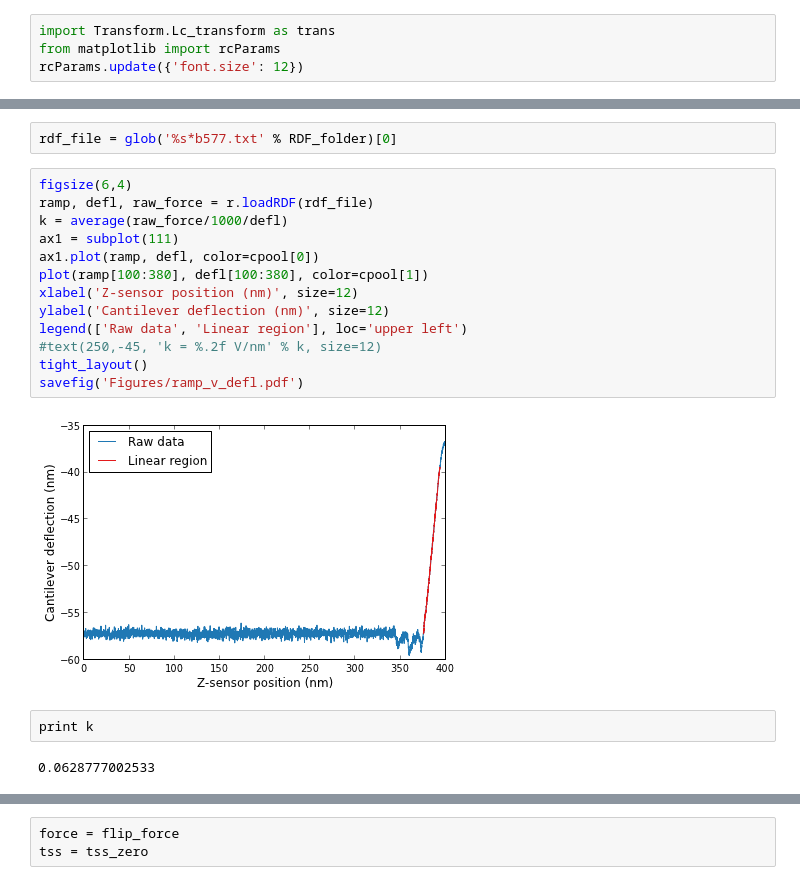
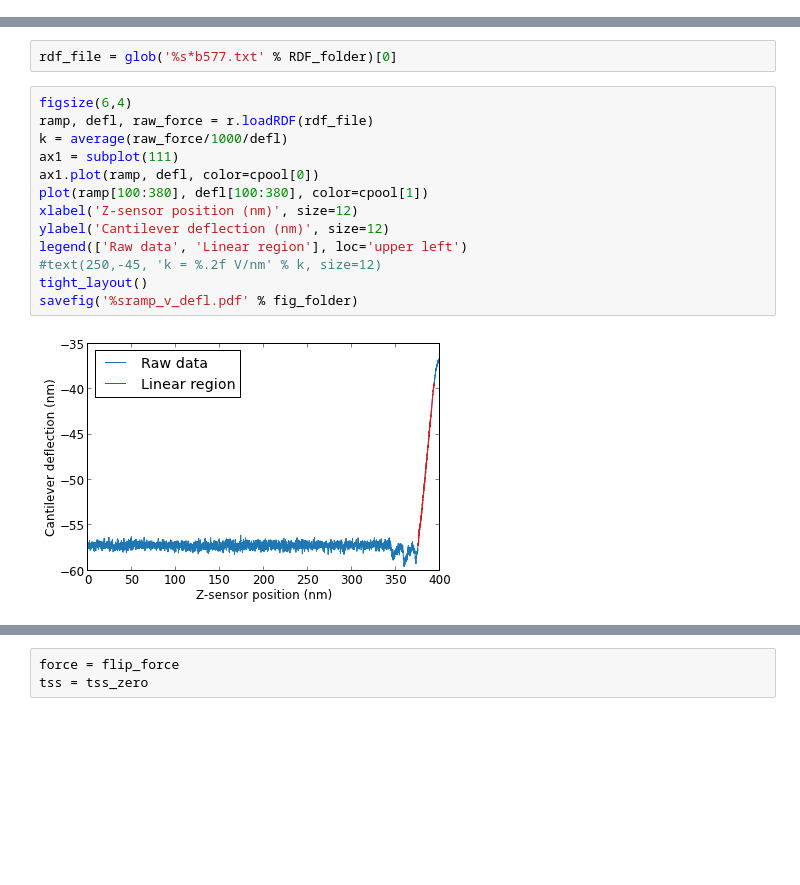
Before and after one commit to hilaryjoyce/smfs-data-analysis, a Jupyter notebook: Thesis figures.ipynb, the cells around one changed output, grey strips where cells are left out. Saved outputs shown, nothing was run; the diff lists cells and outputs as text; blank space fills up the shorter version.

```diff
--- a/Thesis figures.ipynb
+++ b/Thesis figures.ipynb
@@ -116,4 +11,0 @@ title("Aligned pair of force-separation curves", fontsize=14);
-# %%
-import Transform.Lc_transform as trans
-from matplotlib import rcParams
-rcParams.update({'font.size': 12})
@@ -316,19 +32,15 @@ rdf_file = glob('%s*b577.txt' % RDF_folder)[0]
 # %%
 figsize(6,4)
 ramp, defl, raw_force = r.loadRDF(rdf_file)
 k = average(raw_force/1000/defl)
 ax1 = subplot(111)
 ax1.plot(ramp, defl, color=cpool[0])
 plot(ramp[100:380], defl[100:380], color=cpool[1])
 xlabel('Z-sensor position (nm)', size=12)
 ylabel('Cantilever deflection (nm)', size=12)
 legend(['Raw data', 'Linear region'], loc='upper left')
 #text(250,-45, 'k = %.2f V/nm' % k, size=12)
 tight_layout()
-savefig('Figures/ramp_v_defl.pdf')
+savefig('%sramp_v_defl.pdf' % fig_folder)
 # %% [output]
-[figure, old version]
+[figure, new version]
-# %%
-print k
-# %% [output]
-0.0628777002533
```
Also changed, not shown: parts of 95 cells of this notebook, 3 other files.
